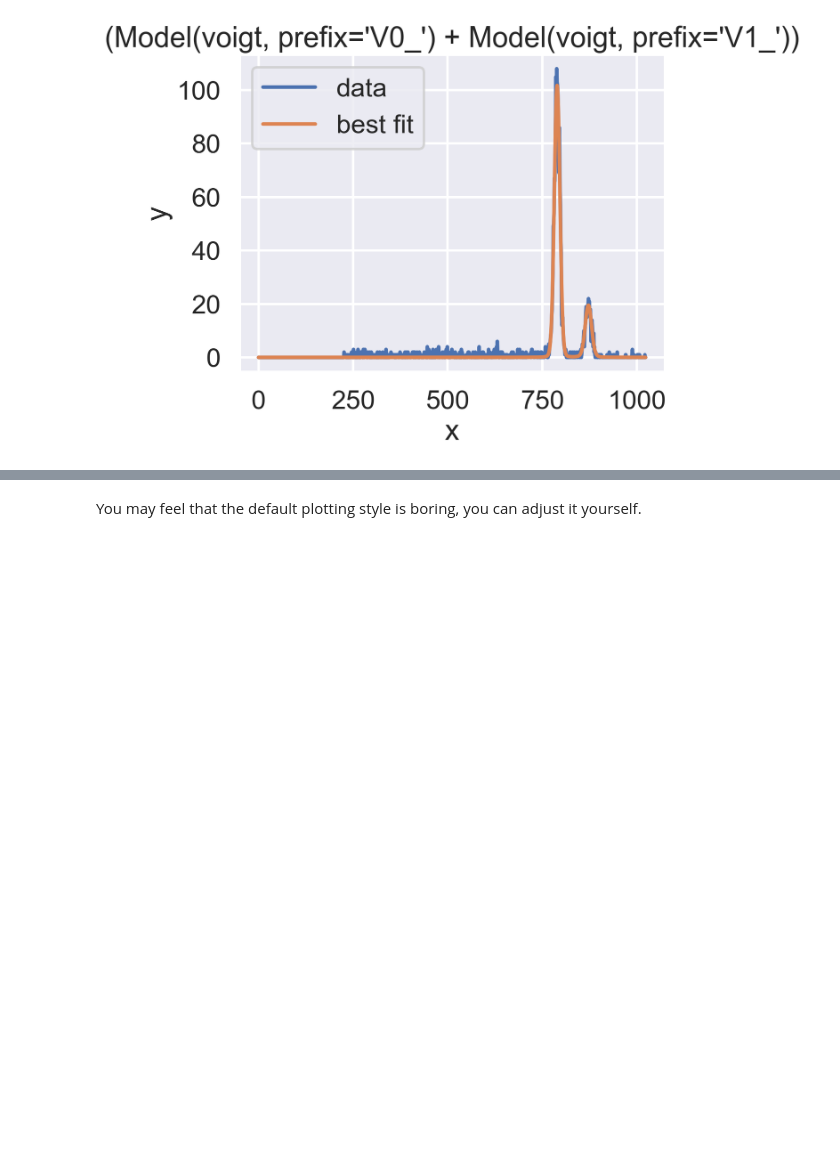
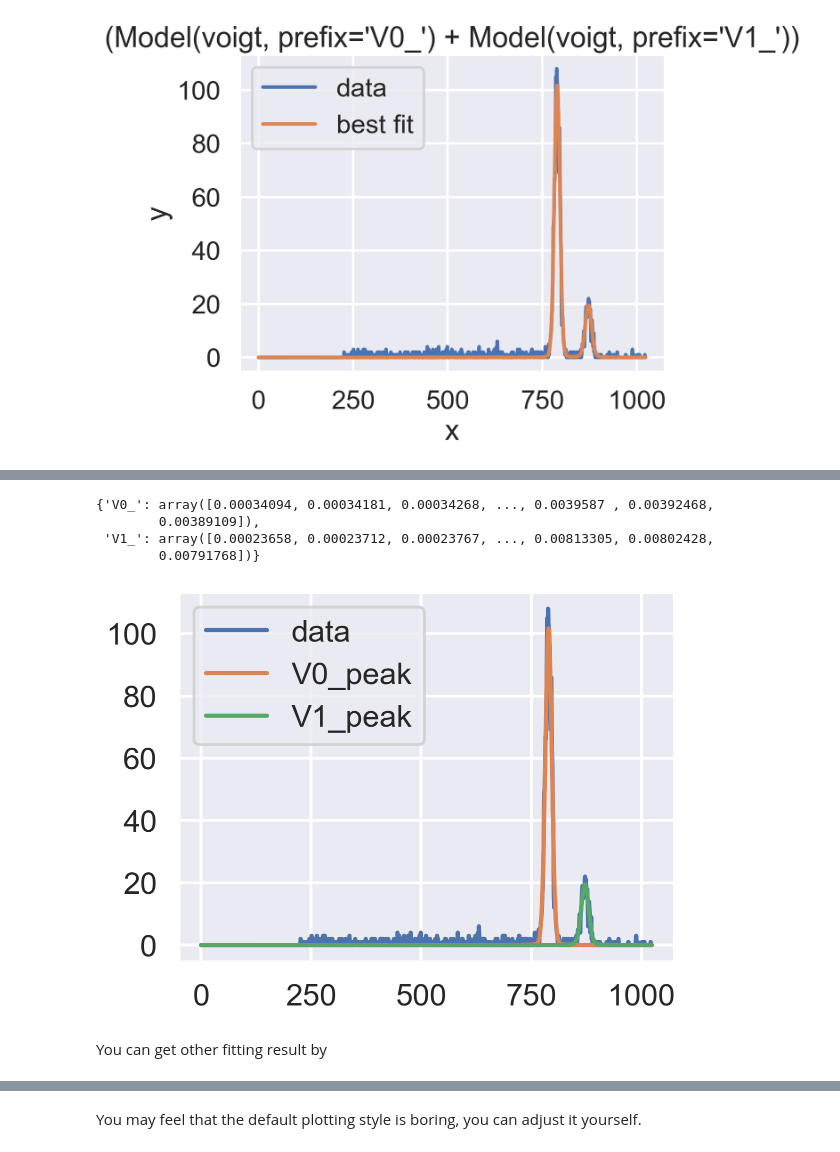
Before and after one commit to Xuanyiyiren/Intersting-things, a Jupyter notebook: mutil_peak_fitting/peak_fitting.ipynb, the cells around one changed output, grey strips where cells are left out. Saved outputs shown, nothing was run; the diff lists cells and outputs as text; code cells hidden in the pictures; blank space fills up the shorter version.

```diff
--- a/mutil_peak_fitting/peak_fitting.ipynb
+++ b/mutil_peak_fitting/peak_fitting.ipynb
@@ -145,0 +189,19 @@ print(fitting_result.fit_report())
+# %%
+fitting_result.eval_components()
+# %% [output]
+{'V0_': array([0.00034094, 0.00034181, 0.00034268, ..., 0.0039587 , 0.00392468,
+        0.00389109]),
+ 'V1_': array([0.00023658, 0.00023712, 0.00023767, ..., 0.00813305, 0.00802428,
+        0.00791768])}
+# %%
+x = np.linspace(0,1024,10000)
+curve = fitting_result.eval_components(x=x)
+plt.plot(data,label='data')
+plt.plot(x,curve['V0_'],label='V0_peak')
+plt.plot(x,curve['V1_'],label='V1_peak')
+plt.legend()
+plt.show()
+# %% [output]
+[figure, added]
+# %% [markdown]
+You can get other fitting result by
```
Also changed, not shown: parts of 10 cells of this notebook.
